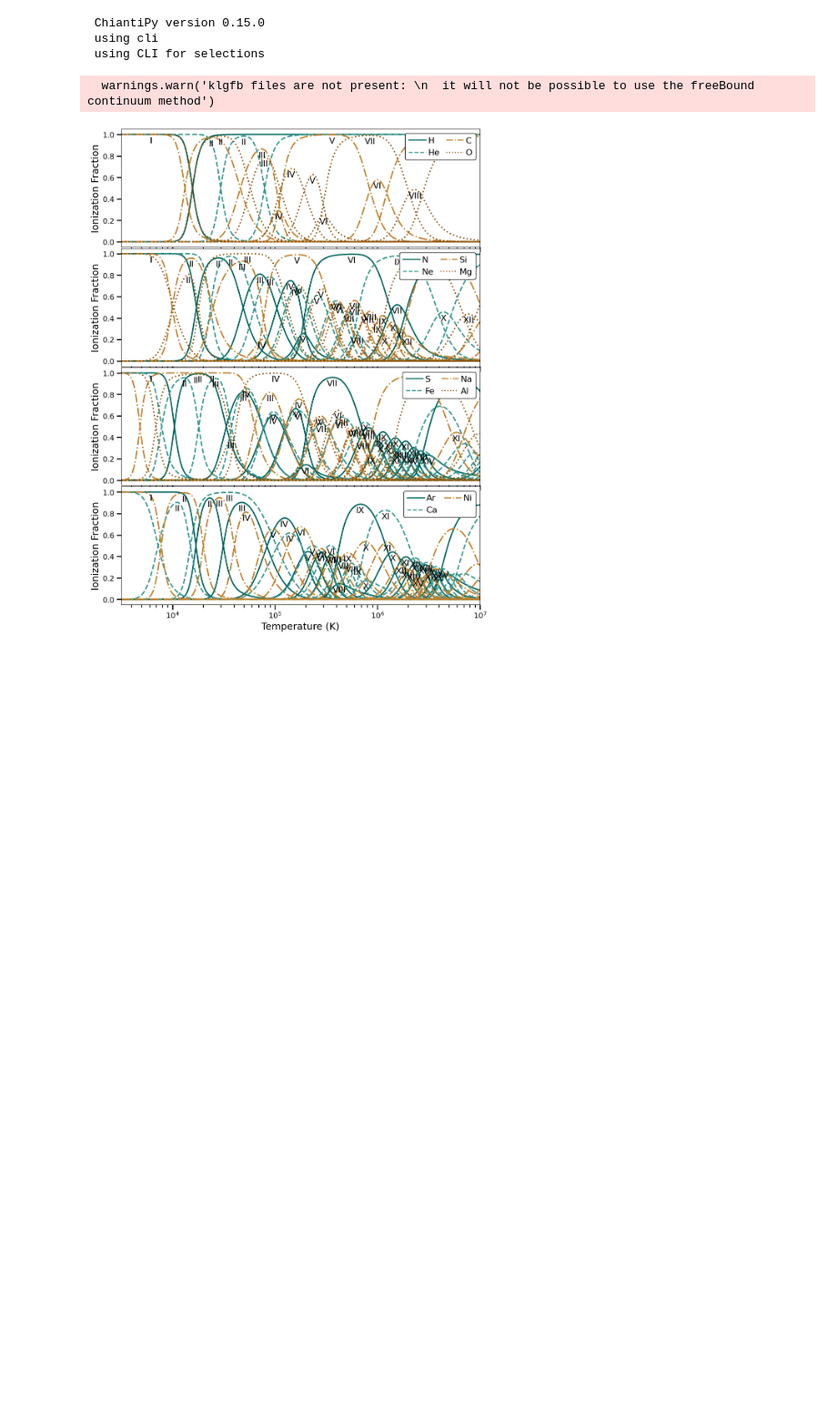
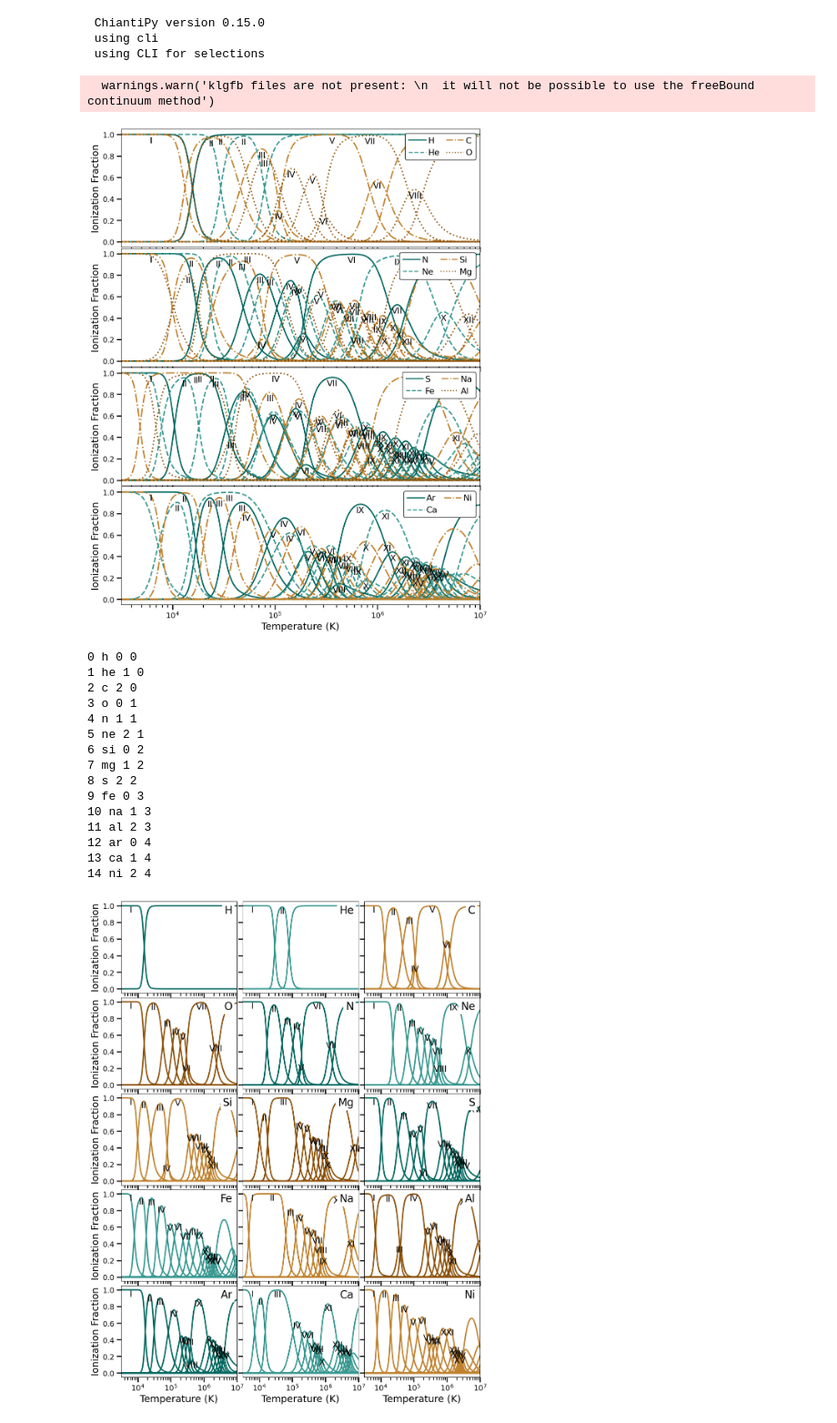
Before and after one commit to AstroBrandt/XRayCrossSections, a Jupyter notebook: thermal_ion_frac.ipynb, the cells around one changed output. Shown at 91% size. Cells and saved outputs as stored; diff of their text form; code cells hidden in the pictures; blank space fills up the shorter version.

```diff
--- a/thermal_ion_frac.ipynb
+++ b/thermal_ion_frac.ipynb
@@ -90,3 +90,73 @@ fig.savefig("ion_balance.pdf", bbox_inches='tight')
 plt.show()
 # %% [output]
 [figure]
+# %%
+import matplotlib as mpl
+from matplotlib.lines import Line2D
+temp = np.logspace(3.5, 7, 256)
+Nele = len(elements)
+
+fig, axs = plt.subplots(nrows=5, ncols=3, sharex = True, gridspec_kw={'hspace':0.05, 'wspace':0.05}, figsize=(12,16))
+custom_lines = []
+eles = []
+iplot = 0
+colorsEle = ['#01665e', '#35978f', '#bf812d', '#8c510a']
+linestyles = ['-', '--', '-.', ':']
+numerals=['I','II', 'III', 'IV', 'V', 'VI', 'VII', 'VIII', 'IX', 'X', 'XI', 'XII', 'XIII',
+          'XIV', 'XV', 'XVI', 'XVII', 'XVIII', 'XIX', 'XX', 'XXI', 'XXII', 'XXIII', 'XXIV',
+         'XXV', 'XXVI', 'XXVII', 'XXVIII', 'XXIX', 'XXX']
+for (i,el) in enumerate(elements):
+    #k = int(i/4)
+    icol = int(i%3)
+    irow = int(i/3)
+    ieq = ch.ioneq(el)
+    tmp = ieq.calculate(temp)
+    equils = ieq.Ioneq
+    print(i, el, icol, irow)
+
+    eles.append(el.capitalize())
+    custom_lines.append(Line2D([0],[0], color=colorsEle[i%4], linestyle='-', lw=2)) #plt.cm.Set2(float(i%8)/8.)))
+    for (j, eq) in enumerate(equils):
+        axs[irow, icol].semilogx(temp, eq, linewidth=2.5, linestyle='-', color=colorsEle[i%4])# color=plt.cm.Set2(float(i%8)/8.))
+        locmax = np.argmax(eq)
+        coords = (temp[locmax], eq[locmax]-0.08)
+        if(j == 0):
+            coords = (coords[0] + 3E3, coords[1])
+        if (temp[locmax] <= 0.8*max(temp)) and (j < 15):
+            axs[irow, icol].annotate(numerals[j], xy=coords, xytext=coords, xycoords='data', ha='center', fontsize=16, weight='roman')
+        axs[irow, icol].annotate(elements[i].capitalize(), xycoords='axes fraction', xy=(0.96, 0.96), ha='right', va='top', fontsize=20,
+                                bbox=dict(facecolor='white', edgecolor='None'))
+
+    iplot += 1
+    if (irow == 4):
+        axs[irow, icol].set_xlabel("Temperature (K)", fontsize=18)
+    if (icol == 0):
+        axs[irow, icol].set_ylabel("Ionization Fraction", fontsize=18)
+    else:
+        axs[irow, icol].tick_params(labelleft=False)
+
+for ax in axs.flatten():
+    ax.set_xlim(temp[0], temp[-1])
+    ax.tick_params(which='major', axis='both', labelsize=14, length=9, width=2)
+    ax.tick_params(which='minor', axis='both', length=6, width=1.5)
+
+
+fig.savefig("ion_balance_single.pdf", bbox_inches='tight')
+plt.show()
+# %% [output]
+0 h 0 0
+1 he 1 0
+2 c 2 0
+3 o 0 1
+4 n 1 1
+5 ne 2 1
+6 si 0 2
+7 mg 1 2
+8 s 2 2
+9 fe 0 3
+10 na 1 3
+11 al 2 3
+12 ar 0 4
+13 ca 1 4
+14 ni 2 4
+[figure, added]
```
Also changed, not shown: 1 other file.
